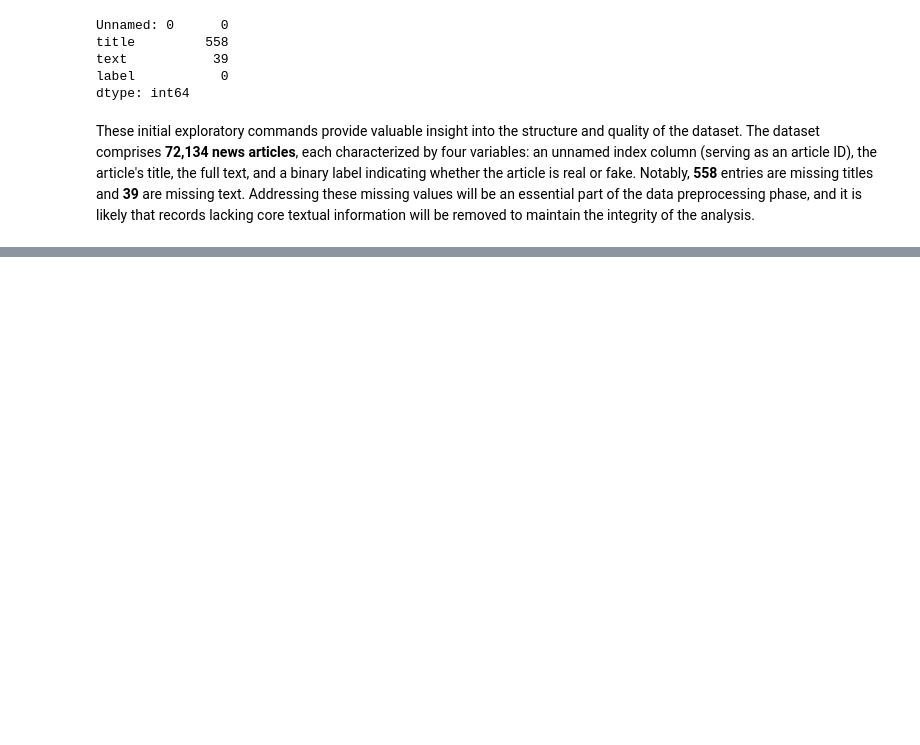
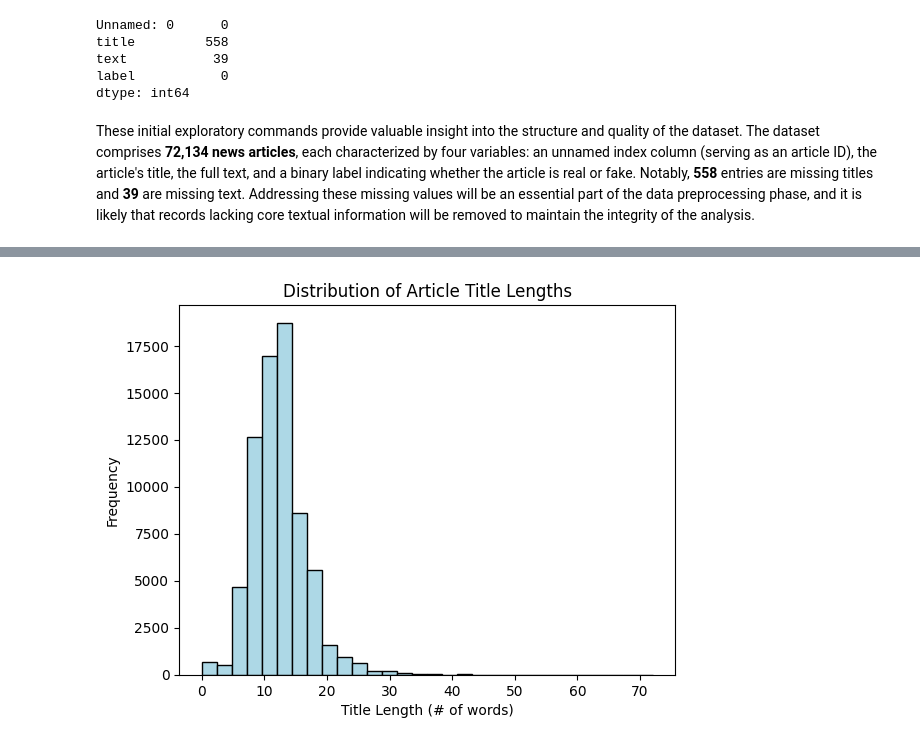
Before and after one commit to tkatz123/fake-news-detection, a Jupyter notebook: Code/exploratory_analysis.ipynb, the cells around one changed output, grey strips where cells are left out. Drawn from its saved outputs; the diff is of its cells as text; code cells hidden in the pictures; blank space fills up the shorter version.

```diff
--- a/Code/exploratory_analysis.ipynb
+++ b/Code/exploratory_analysis.ipynb
@@ -55,0 +91,9 @@ These initial exploratory commands provide valuable insight into the structure a
+# %%
+#Creates a graph to show the distrubution of words in a title
+plt.hist(df['title_length'], bins = 30, color = 'lightblue', edgecolor = 'black')
+plt.title('Distribution of Article Title Lengths')
+plt.xlabel('Title Length (# of words)')
+plt.ylabel('Frequency')
+plt.show()
+# %% [output]
+[figure, added]
```
Also changed, not shown: parts of 21 cells of this notebook, 1 other file.
